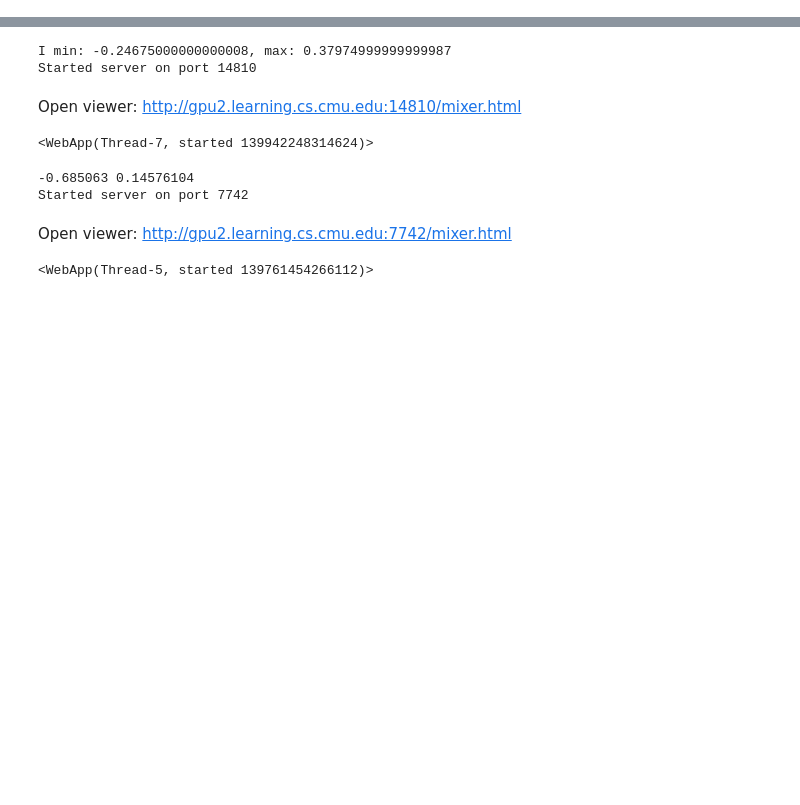
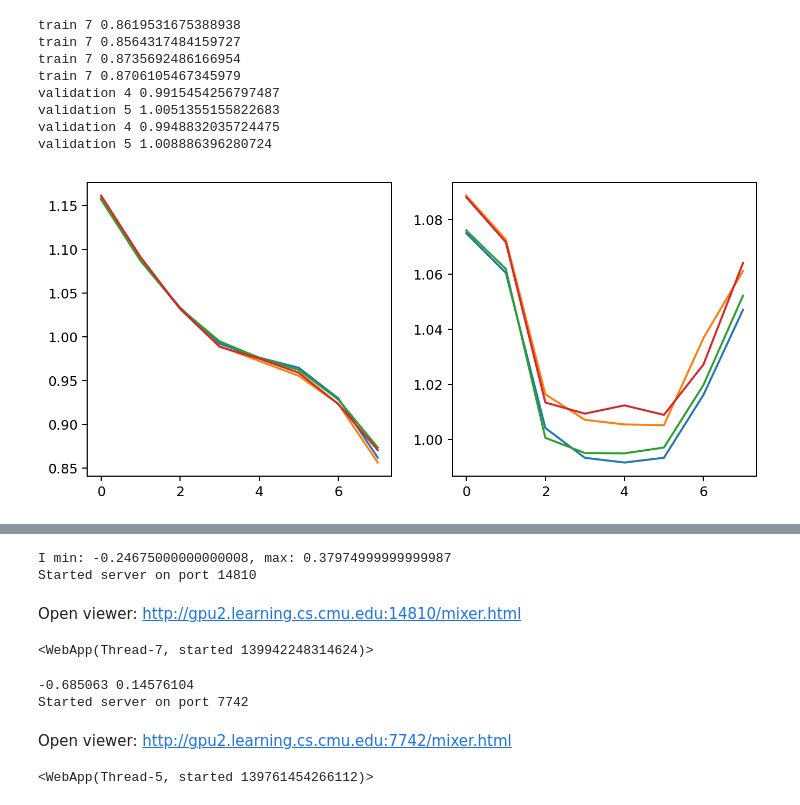
Before and after one commit to danrsc/bert_brain, a Jupyter notebook: bert_experiments.ipynb, the cells around one changed output, grey strips where cells are left out. Drawn from its saved outputs; the diff is of its cells as text; code cells hidden in the pictures; blank space fills up the shorter version.

```diff
--- a/bert_experiments.ipynb
+++ b/bert_experiments.ipynb
@@ -23,2 +606,36 @@ Better speed can be achieved with apex installed from https://www.github.com/nvi
+# %%
+curves = loss_curves_for_variation(Paths(), 'hp_fmri_meg')
+
+def filter_curve(c, key):
+    return c.key == key and key in c.training_variation
+
+def filter_curve_fmri_good(c, subject):
+    return c.key == 'hp_fmri_good_{}'.format(subject) and 'hp_fmri_{}'.format(subject) in c.training_variation
+
+# curves = [c for c in curves if filter_curve_fmri_good(c, 'I') and len(c.training_variation) == 2]
+curves = [c for c in curves if filter_curve(c, 'hp_meg') and len(c.training_variation) == 2]
+average_unique_epochs_within_loss_curves(curves)
+train_curves = [c for c in curves if c.train_eval_kind == 'train']
+validation_curves = [c for c in curves if c.train_eval_kind == 'validation']
+
+def render_curves(ax, curves):
+    for curve in curves:
+        index_min = np.argmin(curve.values)
+        print(curve.train_eval_kind, index_min, curve.values[index_min])
+        ax.plot(curve.epochs, curve.values, label=curve.key)
+
+render_subplot_artists([
+    SubplotArtist(width=4, height=4, render_fn=lambda ax: render_curves(ax, train_curves)),
+    SubplotArtist(width=4, height=4, render_fn=lambda ax: render_curves(ax, validation_curves))], dpi=180, num_columns=2)
+# %% [output]
+train 7 0.8619531675388938
+train 7 0.8564317484159727
+train 7 0.8735692486166954
+train 7 0.8706105467345979
+validation 4 0.9915454256797487
+validation 5 1.0051355155822683
+validation 4 0.9948832035724475
+validation 5 1.008886396280724
+[figure, added]
 # %%
 # run_occlusion('hp_fmri_20')
```
Also changed, not shown: parts of 21 cells of this notebook, 11 other files.
